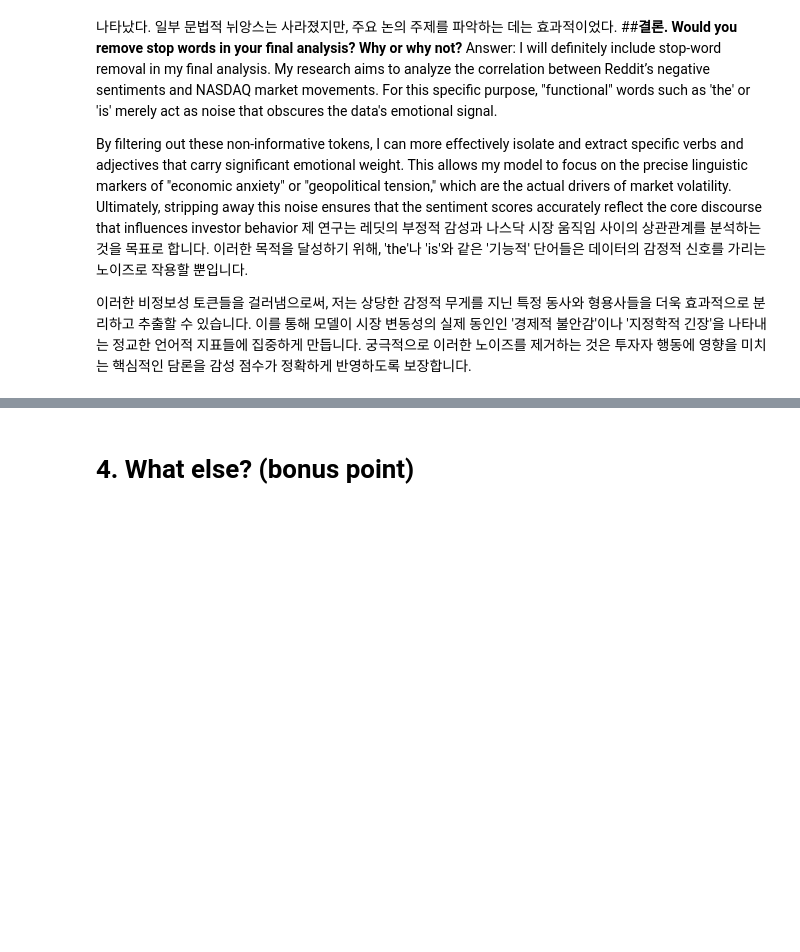
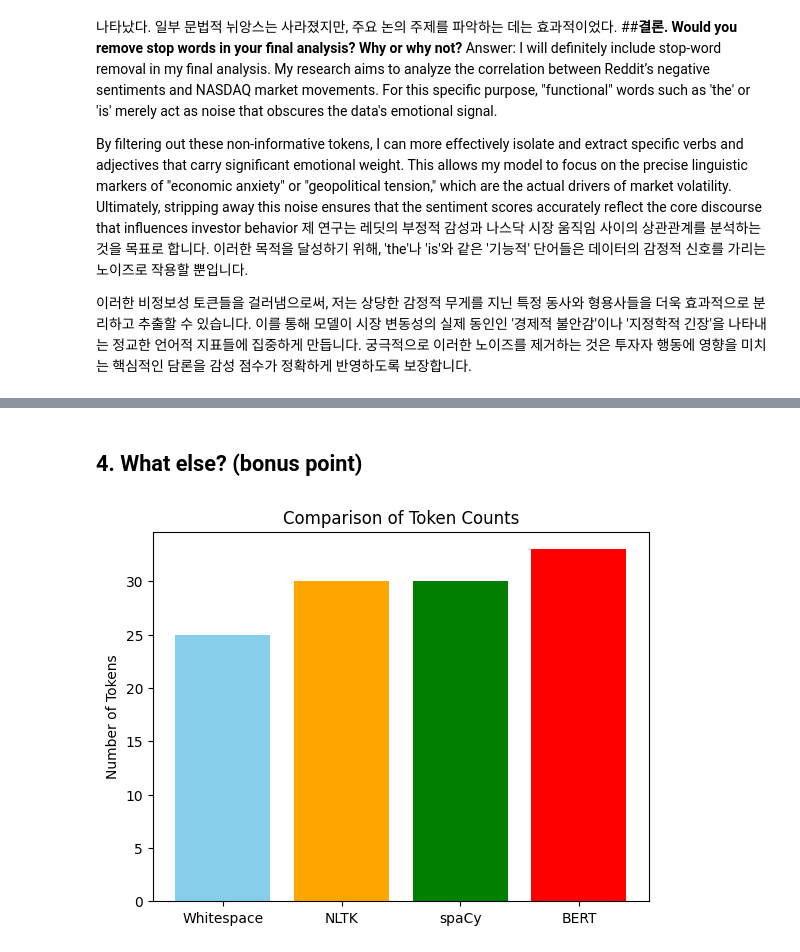
Before and after one commit to timjin06/Cinema-Guide-Project, a Jupyter notebook: asgmt2_text_preprocessing.ipynb, the cells around one changed output, grey strips where cells are left out. Saved outputs shown, nothing was run; the diff lists cells and outputs as text; code cells hidden in the pictures; blank space fills up the shorter version.

```diff
--- a/asgmt2_text_preprocessing.ipynb
+++ b/asgmt2_text_preprocessing.ipynb
@@ -256,2 +309,20 @@ Your answer which tokenizer you think is better for your data and task
 # %% [markdown]
-# 4. What else? (bonus point)
+## 4. What else? (bonus point)
+# %%
+import matplotlib.pyplot as plt
+
+# 샘플 하나에 대한 토큰 개수 비교
+test_text = samples[0]
+counts = {
+    "Whitespace": len(test_text.split()),
+    "NLTK": len(nltk.word_tokenize(test_text)),
+    "spaCy": len([t.text for t in nlp(test_text)]),
+    "BERT": len(bert_tokenizer.tokenize(test_text))
+}
+
+plt.bar(counts.keys(), counts.values(), color=['skyblue', 'orange', 'green', 'red'])
+plt.title("Comparison of Token Counts")
+plt.ylabel("Number of Tokens")
+plt.show()
+# %% [output]
+[figure, added]
```
Also changed, not shown: parts of 8 cells of this notebook.
